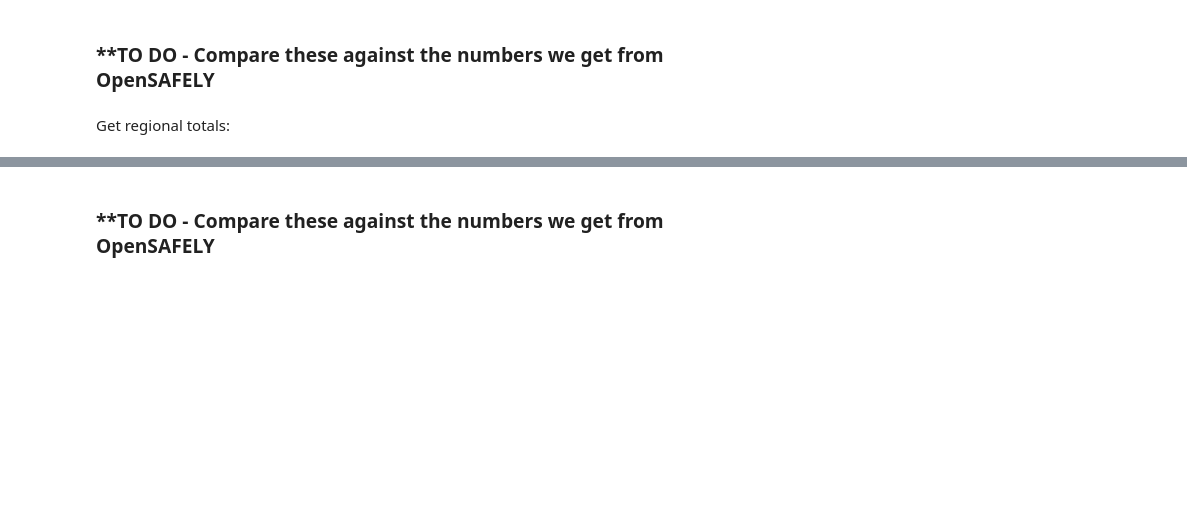
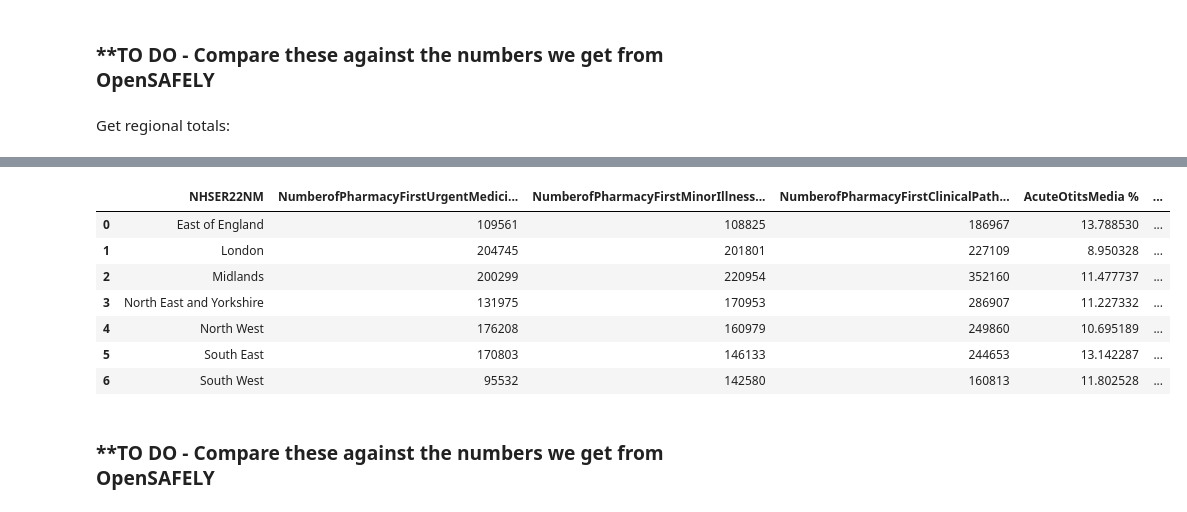
Before and after one commit to chrisjwood16/pharmacy-first-open-data, a Jupyter notebook: notebooks/data_analysis_new.ipynb, the cells around one changed output, grey strips where cells are left out. Saved outputs shown, nothing was run; the diff lists cells and outputs as text; code cells hidden in the pictures; blank space fills up the shorter version.

```diff
--- a/notebooks/data_analysis_new.ipynb
+++ b/notebooks/data_analysis_new.ipynb
@@ -105,3 +118,22 @@ contractor_df_regional
+# %%
+contractor_df_regional_percentages = contractor_df_regional_totals
+contractor_df_regional_percentages["AcuteOtitsMedia %"] = contractor_df_regional_percentages["NumberofPharmacyFirstClinicalPathwaysConsultations-AcuteOtitisMedia"]/contractor_df_regional_percentages["NumberofPharmacyFirstClinicalPathwaysConsultations-Total"]*100
+contractor_df_regional_percentages["AcuteSoreThroat %"] = contractor_df_regional_percentages["NumberofPharmacyFirstClinicalPathwaysConsultations-AcuteSoreThroat"]/contractor_df_regional_percentages["NumberofPharmacyFirstClinicalPathwaysConsultations-Total"]*100
+contractor_df_regional_percentages["Impetigo %"] = contractor_df_regional_percentages["NumberofPharmacyFirstClinicalPathwaysConsultations-Impetigo"]/contractor_df_regional_percentages["NumberofPharmacyFirstClinicalPathwaysConsultations-Total"]*100
+contractor_df_regional_percentages["InfectedInsectBites %"] = contractor_df_regional_percentages["NumberofPharmacyFirstClinicalPathwaysConsultations-InfectedInsectBites"]/contractor_df_regional_percentages["NumberofPharmacyFirstClinicalPathwaysConsultations-Total"]*100
+contractor_df_regional_percentages["Shingles %"] = contractor_df_regional_percentages["NumberofPharmacyFirstClinicalPathwaysConsultations-Shingles"]/contractor_df_regional_percentages["NumberofPharmacyFirstClinicalPathwaysConsultations-Total"]*100
+contractor_df_regional_percentages["Sinusitis %"] = contractor_df_regional_percentages["NumberofPharmacyFirstClinicalPathwaysConsultations-Sinusitis"]/contractor_df_regional_percentages["NumberofPharmacyFirstClinicalPathwaysConsultations-Total"]*100
+contractor_df_regional_percentages["UncomplicatedUTI %"] = contractor_df_regional_percentages["NumberofPharmacyFirstClinicalPathwaysConsultations-UncomplicatedUTI"]/contractor_df_regional_percentages["NumberofPharmacyFirstClinicalPathwaysConsultations-Total"]*100
+contractor_df_regional_percentages.drop(columns=['NumberofPharmacyFirstClinicalPathwaysConsultations-AcuteOtitisMedia', 'NumberofPharmacyFirstClinicalPathwaysConsultations-AcuteSoreThroat', 'NumberofPharmacyFirstClinicalPathwaysConsultations-Impetigo', 'NumberofPharmacyFirstClinicalPathwaysConsultations-InfectedInsectBites', 'NumberofPharmacyFirstClinicalPathwaysConsultations-Shingles', 'NumberofPharmacyFirstClinicalPathwaysConsultations-Sinusitis', 'NumberofPharmacyFirstClinicalPathwaysConsultations-UncomplicatedUTI'])
+# %% [output]
+|  | NHSER22NM | NumberofPharmacyFirstUrgentMedici... | NumberofPharmacyFirstMinorIllness... | NumberofPharmacyFirstClinicalPath... | AcuteOtitsMedia % | ... |
+| 0 | East of England | 109561 | 108825 | 186967 | 13.788530 | ... |
+| 1 | London | 204745 | 201801 | 227109 | 8.950328 | ... |
+| 2 | Midlands | 200299 | 220954 | 352160 | 11.477737 | ... |
+| 3 | North East and Yorkshire | 131975 | 170953 | 286907 | 11.227332 | ... |
+| 4 | North West | 176208 | 160979 | 249860 | 10.695189 | ... |
+| 5 | South East | 170803 | 146133 | 244653 | 13.142287 | ... |
+| 6 | South West | 95532 | 142580 | 160813 | 11.802528 | ... |
 # %% [markdown]
 ### **TO DO - Compare these against the numbers we get from OpenSAFELY
 # %% [markdown]
```
Also changed, not shown: parts of 11 cells of this notebook, 2 other files.
